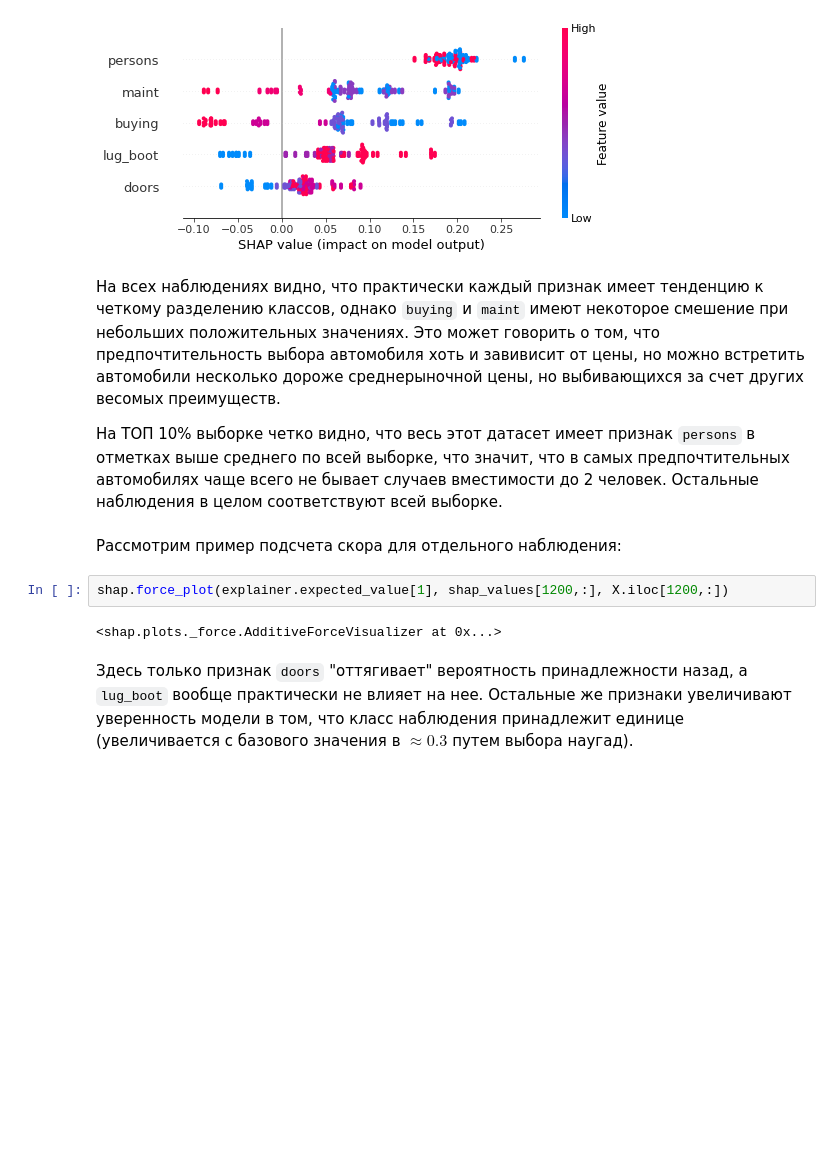
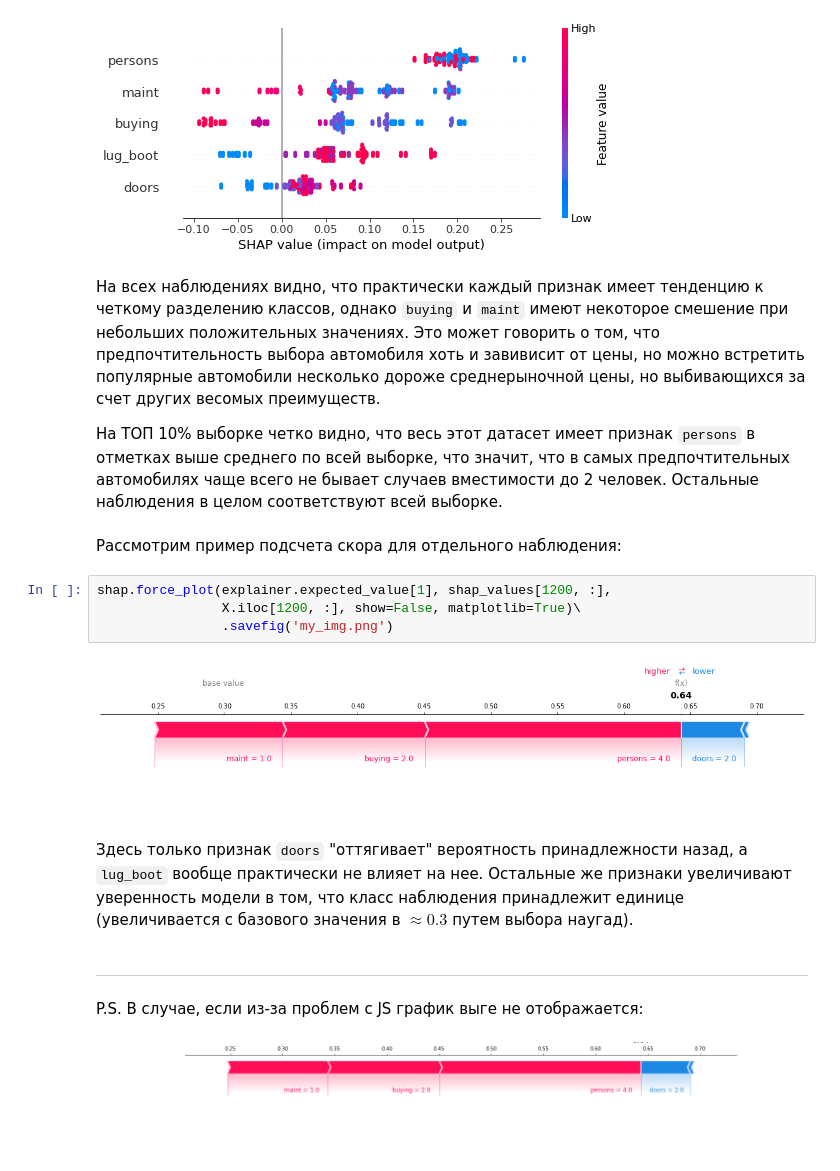
Before and after one commit to WiZor1/ML_in_business, a Jupyter notebook: MLiB_HW7.ipynb, the cells around one changed output. Cells and saved outputs as stored; diff of their text form; blank space fills up the shorter version.

```diff
--- a/MLiB_HW7.ipynb
+++ b/MLiB_HW7.ipynb
@@ -169,14 +169,21 @@ shap.summary_plot(shap_values[mask_10, :], X.loc[mask_10])
 # %% [output]
 [figure]
 # %% [markdown]
-На всех наблюдениях видно, что практически каждый признак имеет тенденцию к четкому разделению классов, однако `buying` и `maint` имеют некоторое смешение при небольших положительных значениях. Это может говорить о том, что предпочтительность выбора автомобиля хоть и завивисит от цены, но можно встретить автомобили несколько дороже среднерыночной цены, но выбивающихся за счет других весомых преимуществ.
+На всех наблюдениях видно, что практически каждый признак имеет тенденцию к четкому разделению классов, однако `buying` и `maint` имеют некоторое смешение при небольших положительных значениях. Это может говорить о том, что предпочтительность выбора автомобиля хоть и завивисит от цены, но можно встретить популярные автомобили несколько дороже среднерыночной цены, но выбивающихся за счет других весомых преимуществ.
 
 На ТОП 10% выборке четко видно, что весь этот датасет  имеет признак `persons` в отметках выше среднего по всей выборке, что значит, что в самых предпочтительных автомобилях чаще всего не бывает случаев вместимости до 2 человек. Остальные наблюдения в целом соответствуют всей выборке.
 # %% [markdown]
 Рассмотрим пример подсчета скора для отдельного наблюдения:
 # %%
-shap.force_plot(explainer.expected_value[1], shap_values[1200,:], X.iloc[1200,:])
+shap.force_plot(explainer.expected_value[1], shap_values[1200, :],
+                X.iloc[1200, :], show=False, matplotlib=True)\
+                .savefig('my_img.png')
 # %% [output]
-<shap.plots._force.AdditiveForceVisualizer at 0x...>
+[figure, added]
 # %% [markdown]
 Здесь только признак `doors` "оттягивает" вероятность принадлежности назад, а `lug_boot` вообще практически не влияет на нее. Остальные же признаки увеличивают уверенность модели в том, что класс наблюдения принадлежит единице (увеличивается с базового значения в $\approx 0.3$ путем выбора наугад).
+# %% [markdown]
+-----
+P.S. В случае, если из-за проблем с JS график выге не отображается:
+# %% [markdown]
+![my_img.png](attachment:my_img.png)
```
Also changed, not shown: 1 other file.
